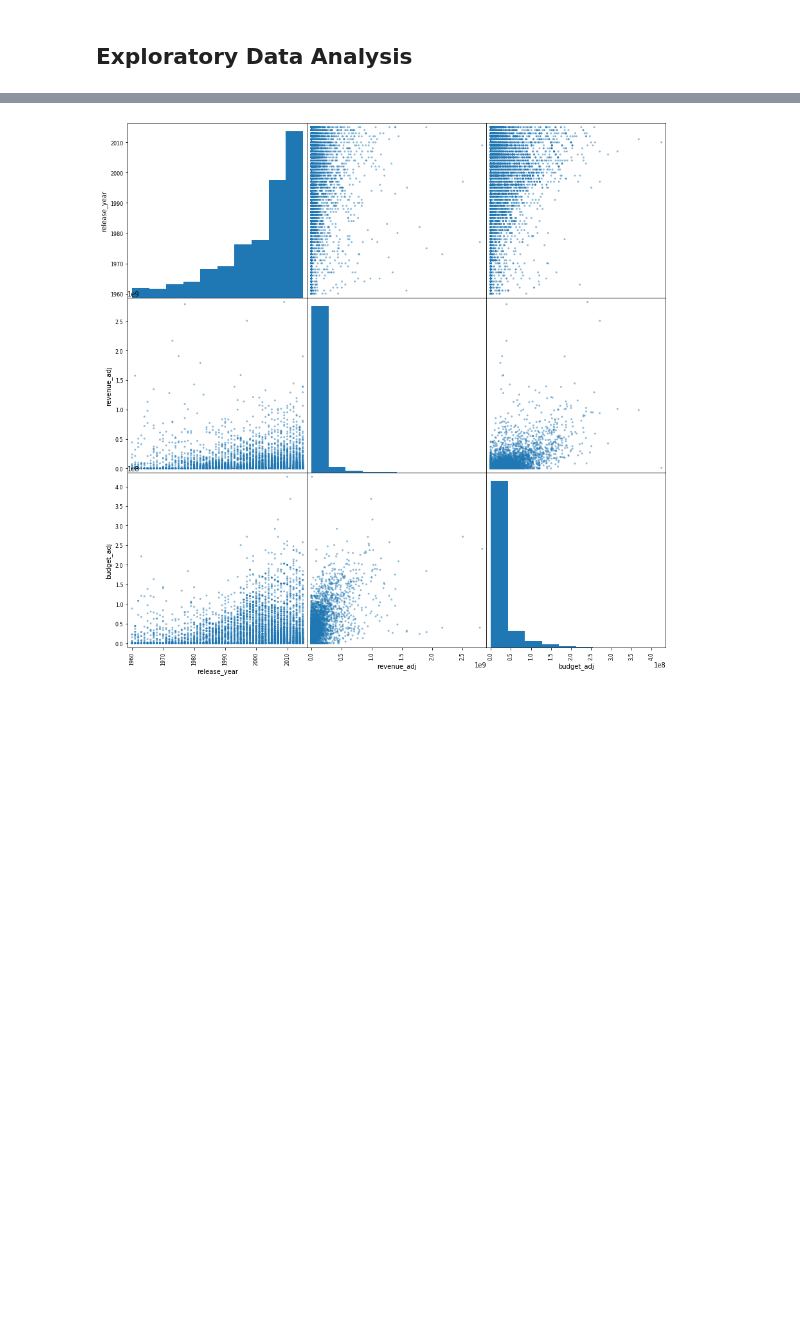
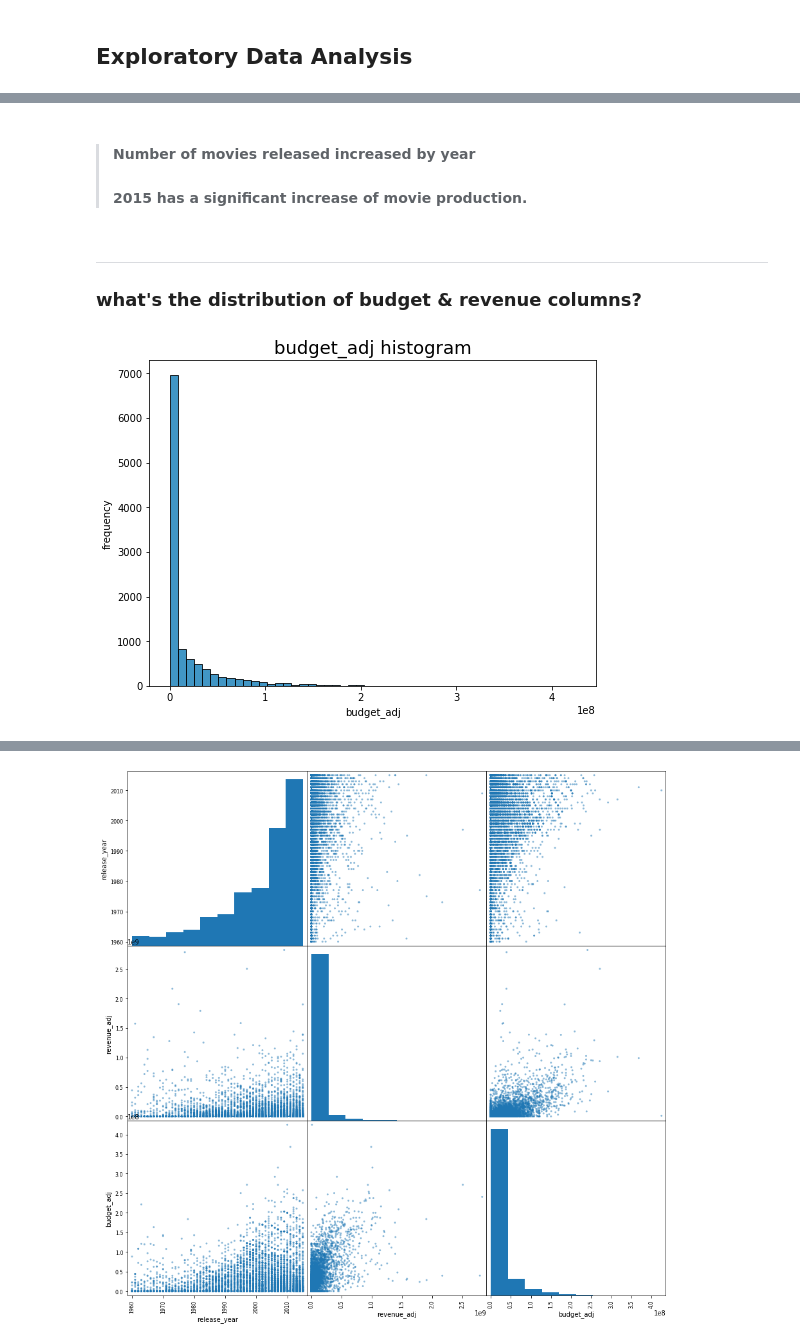
Before and after one commit to seifElislam/investigate-tmdb-movies-dataset, a Jupyter notebook: investigate-tmdb-movies-dataset.ipynb, the cells around one changed output, grey strips where cells are left out. Drawn from its saved outputs; the diff is of its cells as text; code cells hidden in the pictures; blank space fills up the shorter version.

```diff
--- a/investigate-tmdb-movies-dataset.ipynb
+++ b/investigate-tmdb-movies-dataset.ipynb
@@ -361,0 +308,10 @@ plt.title('sum of revenue_adj Vs director for genre_drama at 2015');
+# %% [markdown]
+> #### Number of movies released increased by year
+> #### 2015 has a significant increase of movie production.
+# %% [markdown]
+---
+### what's the distribution of budget & revenue columns?
+# %%
+univar_plot(sb.histplot, df['budget_adj'], 'budget_adj','frequency', 'budget_adj histogram',  {'bins':50})
+# %% [output]
+[figure, added]
```
Also changed, not shown: parts of 50 cells of this notebook, 1 other file.
